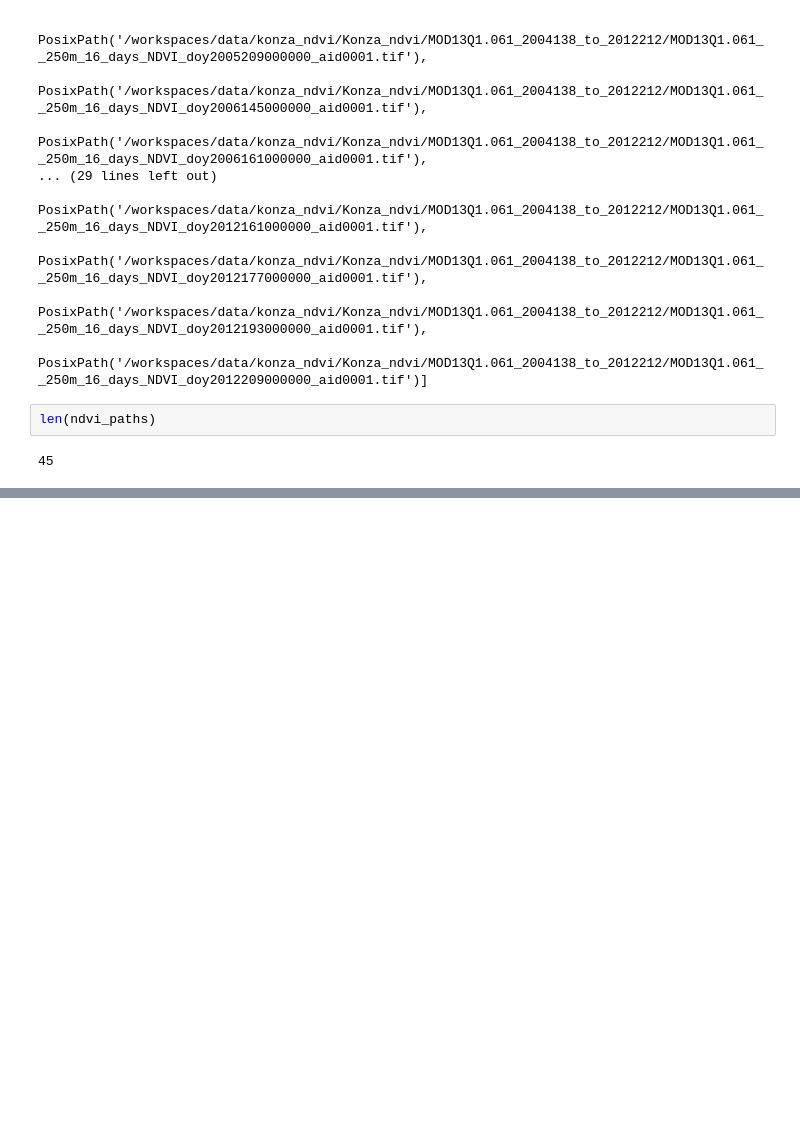
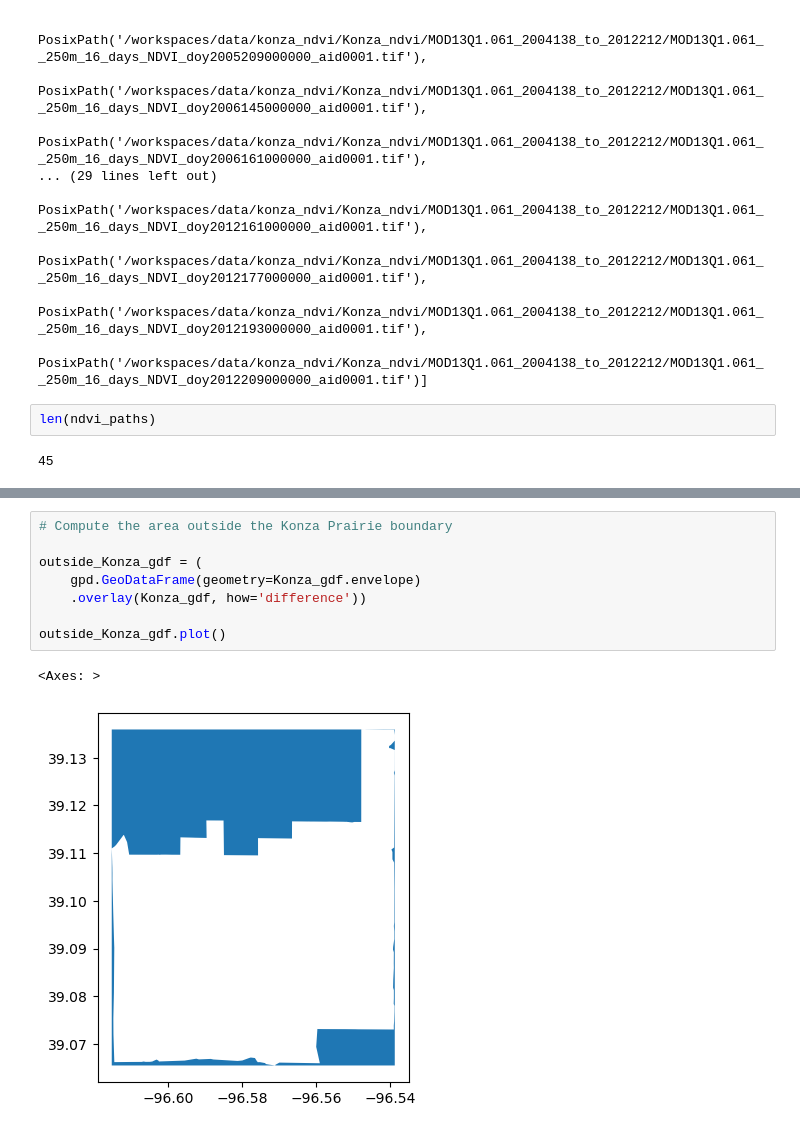
Before and after one commit to earthlab-education/04-vegetation-bwhoa2299, a Jupyter notebook: notebooks/Konza-ndvi.ipynb, the cells around one changed output, grey strips where cells are left out. Cells and saved outputs as stored; diff of their text form; blank space fills up the shorter version.

Commit message:
Made NDVI plots

```diff
--- a/notebooks/Konza-ndvi.ipynb
+++ b/notebooks/Konza-ndvi.ipynb
@@ -118,0 +214,11 @@ len(ndvi_paths)
+# %%
+# Compute the area outside the Konza Prairie boundary
+
+outside_Konza_gdf = (
+    gpd.GeoDataFrame(geometry=Konza_gdf.envelope)
+    .overlay(Konza_gdf, how='difference'))
+
+outside_Konza_gdf.plot()
+# %% [output]
+<Axes: >
+[figure, added]
```
Also changed, not shown: parts of 12 cells of this notebook.
